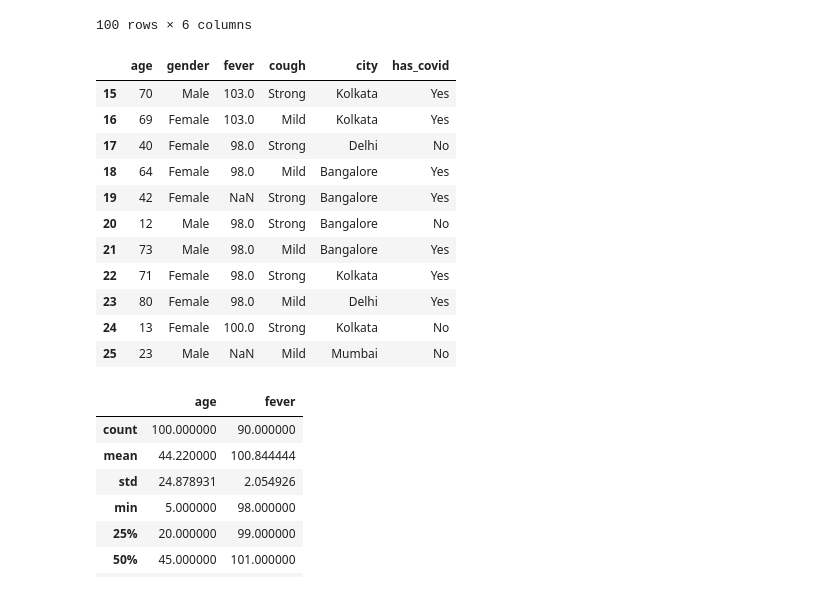
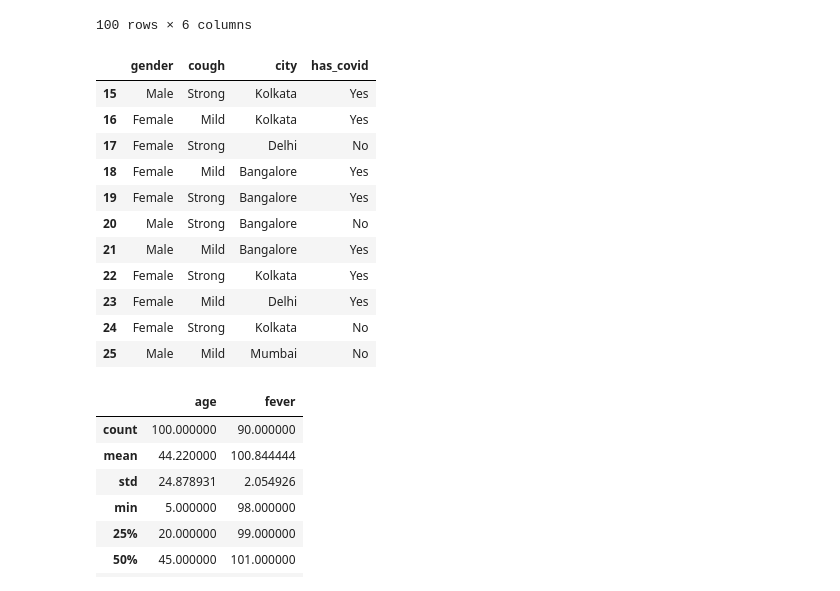
Before and after one commit to krishkumawat0416-debug/PYTHON, a Jupyter notebook: Untitled23.ipynb, the cells around one changed output. Cells and saved outputs as stored; diff of their text form; code cells hidden in the pictures.

```diff
--- a/Untitled23.ipynb
+++ b/Untitled23.ipynb
@@ -131,21 +131,22 @@ a
 | 99 | 10 | Female | 98.0 | Strong | Kolkata | Yes |
 100 rows × 6 columns
 # %%
-a = df.iloc[15:26]
+row = df[categorical]
+a = row.iloc[15:26]
 a
 # %% [output]
-|  | age | gender | fever | cough | city | has_covid |
-| 15 | 70 | Male | 103.0 | Strong | Kolkata | Yes |
-| 16 | 69 | Female | 103.0 | Mild | Kolkata | Yes |
-| 17 | 40 | Female | 98.0 | Strong | Delhi | No |
-| 18 | 64 | Female | 98.0 | Mild | Bangalore | Yes |
-| 19 | 42 | Female | NaN | Strong | Bangalore | Yes |
-| 20 | 12 | Male | 98.0 | Strong | Bangalore | No |
-| 21 | 73 | Male | 98.0 | Mild | Bangalore | Yes |
-| 22 | 71 | Female | 98.0 | Strong | Kolkata | Yes |
-| 23 | 80 | Female | 98.0 | Mild | Delhi | Yes |
-| 24 | 13 | Female | 100.0 | Strong | Kolkata | No |
-| 25 | 23 | Male | NaN | Mild | Mumbai | No |
+|  | gender | cough | city | has_covid |
+| 15 | Male | Strong | Kolkata | Yes |
+| 16 | Female | Mild | Kolkata | Yes |
+| 17 | Female | Strong | Delhi | No |
+| 18 | Female | Mild | Bangalore | Yes |
+| 19 | Female | Strong | Bangalore | Yes |
+| 20 | Male | Strong | Bangalore | No |
+| 21 | Male | Mild | Bangalore | Yes |
+| 22 | Female | Strong | Kolkata | Yes |
+| 23 | Female | Mild | Delhi | Yes |
+| 24 | Female | Strong | Kolkata | No |
+| 25 | Male | Mild | Mumbai | No |
 # %%
 a = df.describe()
 a
```
Also changed, not shown: parts of 1 cell of this notebook.
